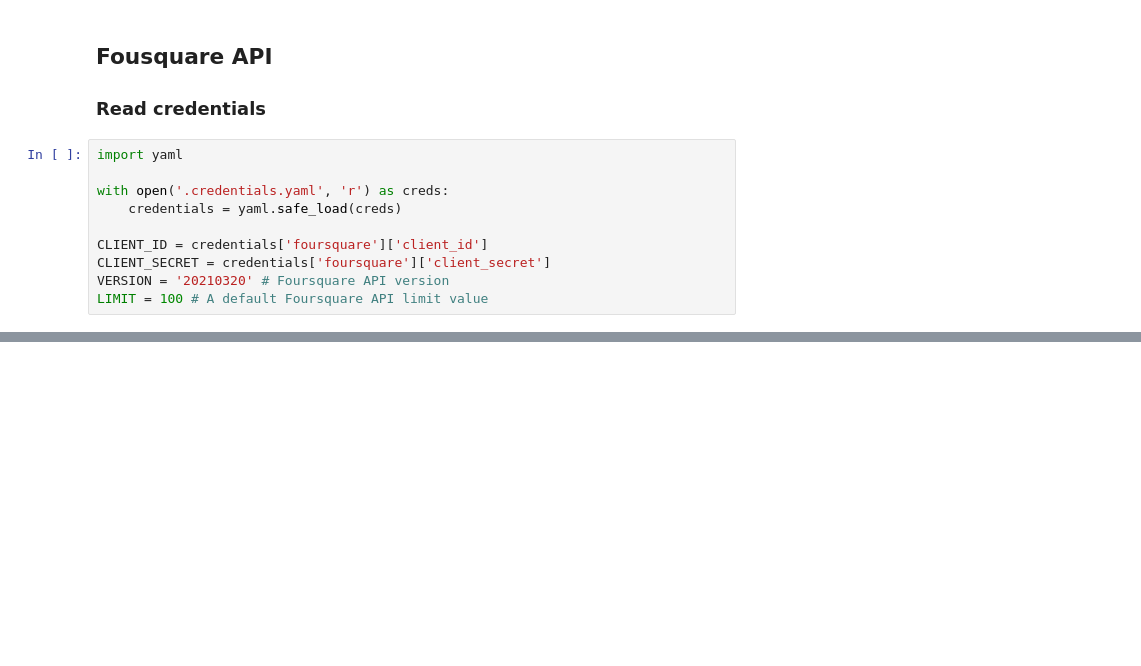
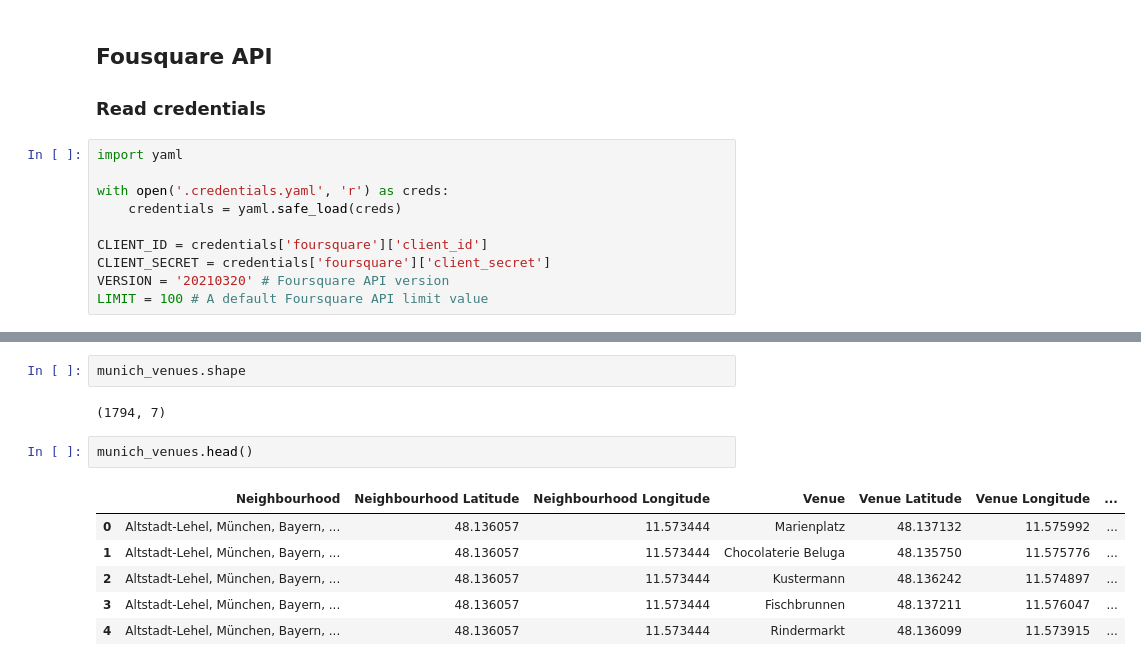
Before and after one commit to theompm/Coursera_Capstone, a Jupyter notebook: capstone_project.ipynb, the cells around one changed output, grey strips where cells are left out. Drawn from its saved outputs; the diff is of its cells as text; blank space fills up the shorter version.

```diff
--- a/capstone_project.ipynb
+++ b/capstone_project.ipynb
@@ -196,0 +265,13 @@ LIMIT = 100 # A default Foursquare API limit value
+# %%
+munich_venues.shape
+# %% [output]
+(1794, 7)
+# %%
+munich_venues.head()
+# %% [output]
+|  | Neighbourhood | Neighbourhood Latitude | Neighbourhood Longitude | Venue | Venue Latitude | Venue Longitude | ... |
+| 0 | Altstadt-Lehel, München, Bayern, ... | 48.136057 | 11.573444 | Marienplatz | 48.137132 | 11.575992 | ... |
+| 1 | Altstadt-Lehel, München, Bayern, ... | 48.136057 | 11.573444 | Chocolaterie Beluga | 48.135750 | 11.575776 | ... |
+| 2 | Altstadt-Lehel, München, Bayern, ... | 48.136057 | 11.573444 | Kustermann | 48.136242 | 11.574897 | ... |
+| 3 | Altstadt-Lehel, München, Bayern, ... | 48.136057 | 11.573444 | Fischbrunnen | 48.137211 | 11.576047 | ... |
+| 4 | Altstadt-Lehel, München, Bayern, ... | 48.136057 | 11.573444 | Rindermarkt | 48.136099 | 11.573915 | ... |
```
Also changed, not shown: parts of 24 cells of this notebook.
